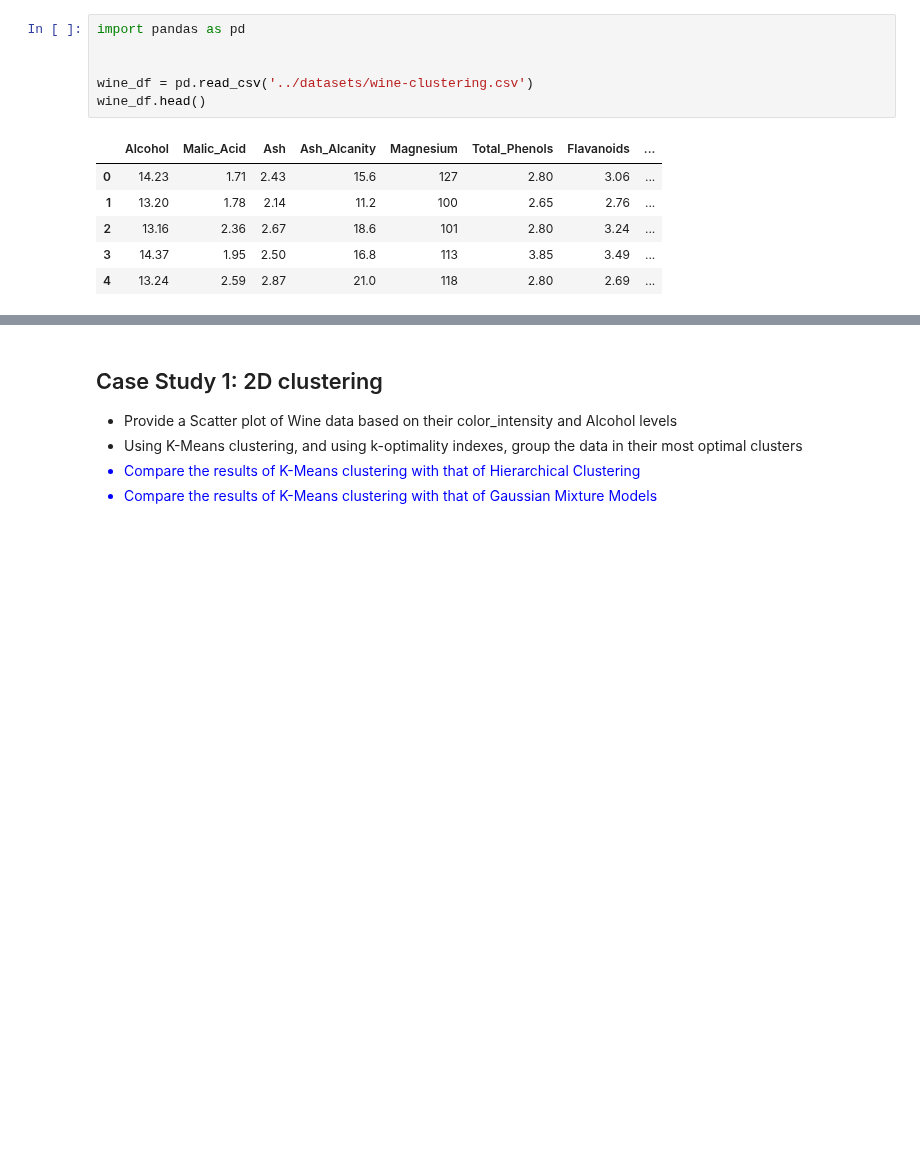
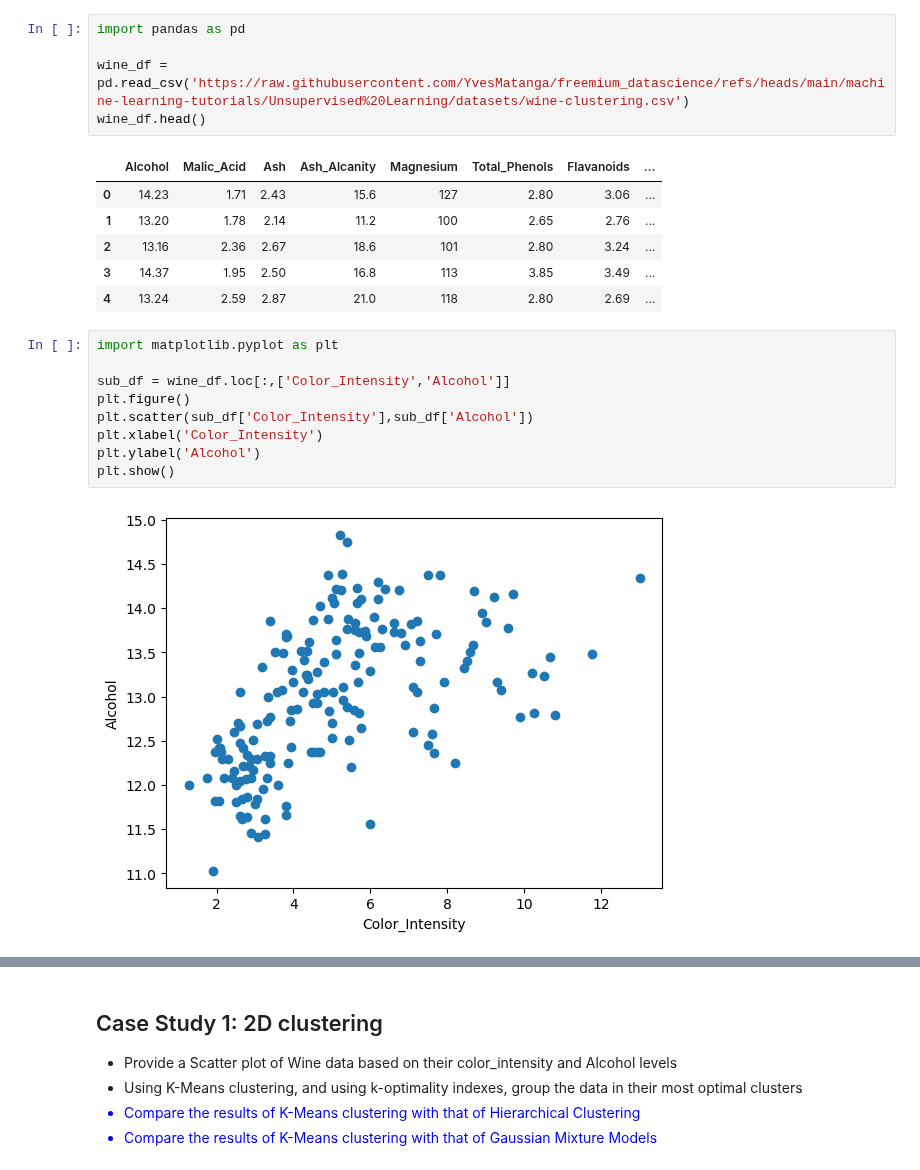
Before and after one commit to YvesMatanga/freemium_datascience, a Jupyter notebook: machine-learning-tutorials/Unsupervised Learning/Practice/2-Clustering-Analysis-Case-Study[Class].ipynb, the cells around one changed output, grey strips where cells are left out. Cells and saved outputs as stored; diff of their text form; blank space fills up the shorter version.

```diff
--- a/machine-learning-tutorials/Unsupervised Learning/Practice/2-Clustering-Analysis-Case-Study[Class].ipynb
+++ b/machine-learning-tutorials/Unsupervised Learning/Practice/2-Clustering-Analysis-Case-Study[Class].ipynb
@@ -8,8 +8,7 @@ warnings.filterwarnings("ignore")
 # %%
 import pandas as pd
 
-
-wine_df = pd.read_csv('../datasets/wine-clustering.csv')
+wine_df = pd.read_csv('https://raw.githubusercontent.com/YvesMatanga/freemium_datascience/refs/heads/main/machine-learning-tutorials/Unsupervised%20Learning/datasets/wine-clustering.csv')
 wine_df.head()
 # %% [output]
 |  | Alcohol | Malic_Acid | Ash | Ash_Alcanity | Magnesium | Total_Phenols | Flavanoids | ... |
@@ -18,3 +17,14 @@ wine_df.head()
 | 2 | 13.16 | 2.36 | 2.67 | 18.6 | 101 | 2.80 | 3.24 | ... |
 | 3 | 14.37 | 1.95 | 2.50 | 16.8 | 113 | 3.85 | 3.49 | ... |
 | 4 | 13.24 | 2.59 | 2.87 | 21.0 | 118 | 2.80 | 2.69 | ... |
+# %%
+import matplotlib.pyplot as plt
+
+sub_df = wine_df.loc[:,['Color_Intensity','Alcohol']]
+plt.figure()
+plt.scatter(sub_df['Color_Intensity'],sub_df['Alcohol'])
+plt.xlabel('Color_Intensity')
+plt.ylabel('Alcohol')
+plt.show()
+# %% [output]
+[figure, added]
```
Also changed, not shown: parts of 22 cells of this notebook.
